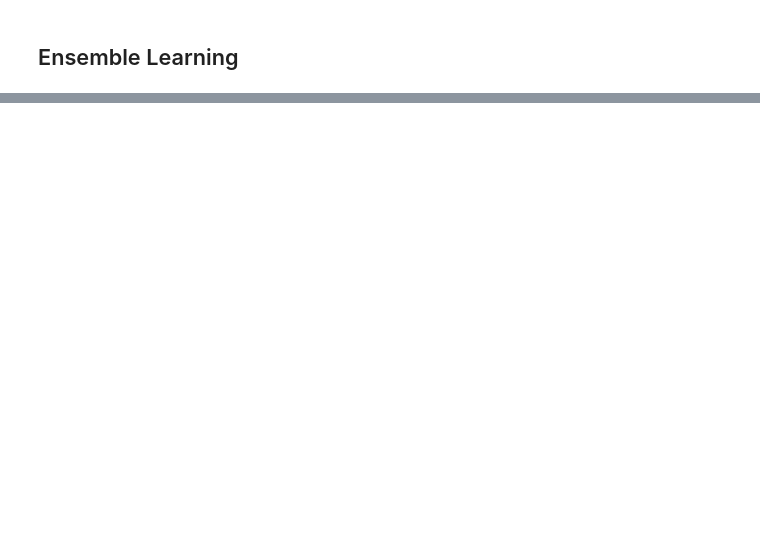
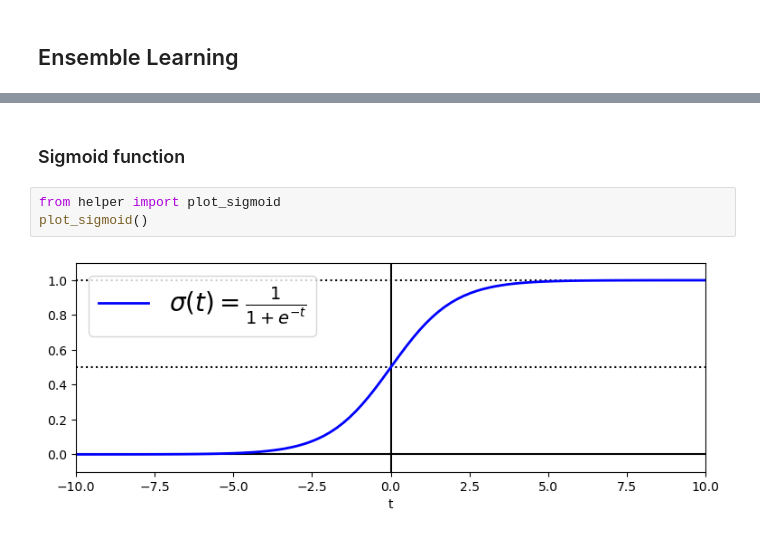
Before and after one commit to HaithamIsmail/ai-bootcamp-notebooks, a Jupyter notebook: lesson 5/traditional ml algorithms.ipynb, the cells around one changed output, grey strips where cells are left out. Saved outputs shown, nothing was run; the diff lists cells and outputs as text; blank space fills up the shorter version.

```diff
--- a/lesson 5/traditional ml algorithms.ipynb
+++ b/lesson 5/traditional ml algorithms.ipynb
@@ -351,0 +414,7 @@ Imagine gathering responses to a challenging question from thousands of individu
+# %% [markdown]
+### Sigmoid function
+# %%
+from helper import plot_sigmoid
+plot_sigmoid()
+# %% [output]
+[figure, added]
```
Also changed, not shown: parts of 8 cells of this notebook, 7 other files.
